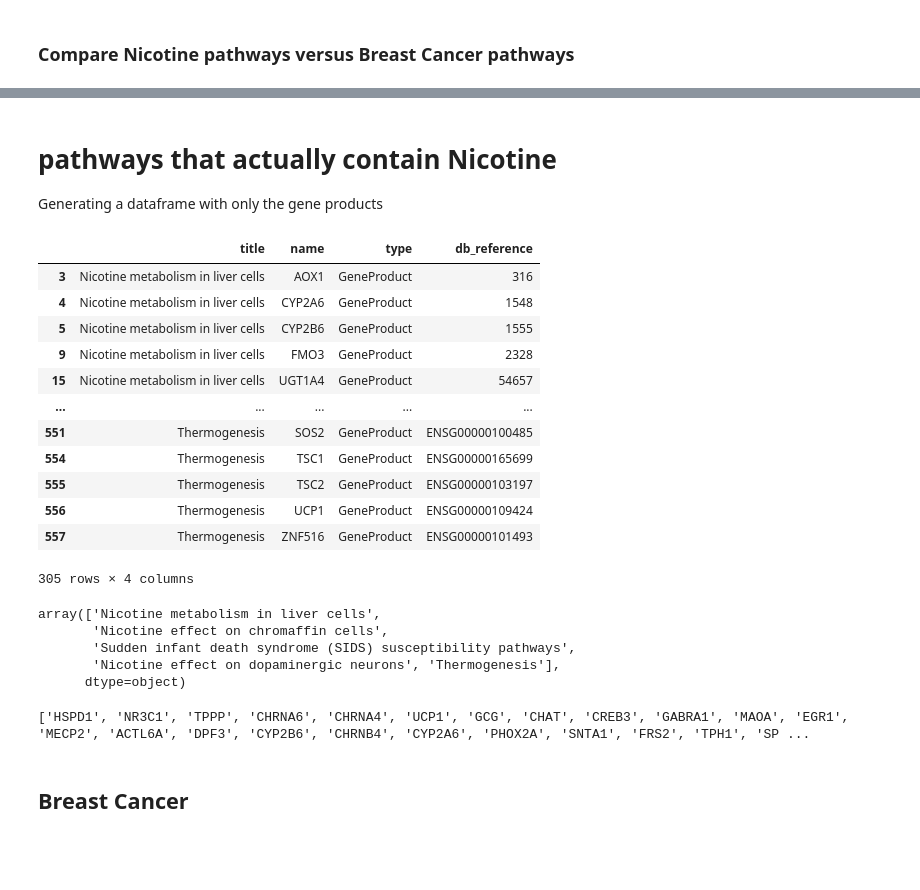
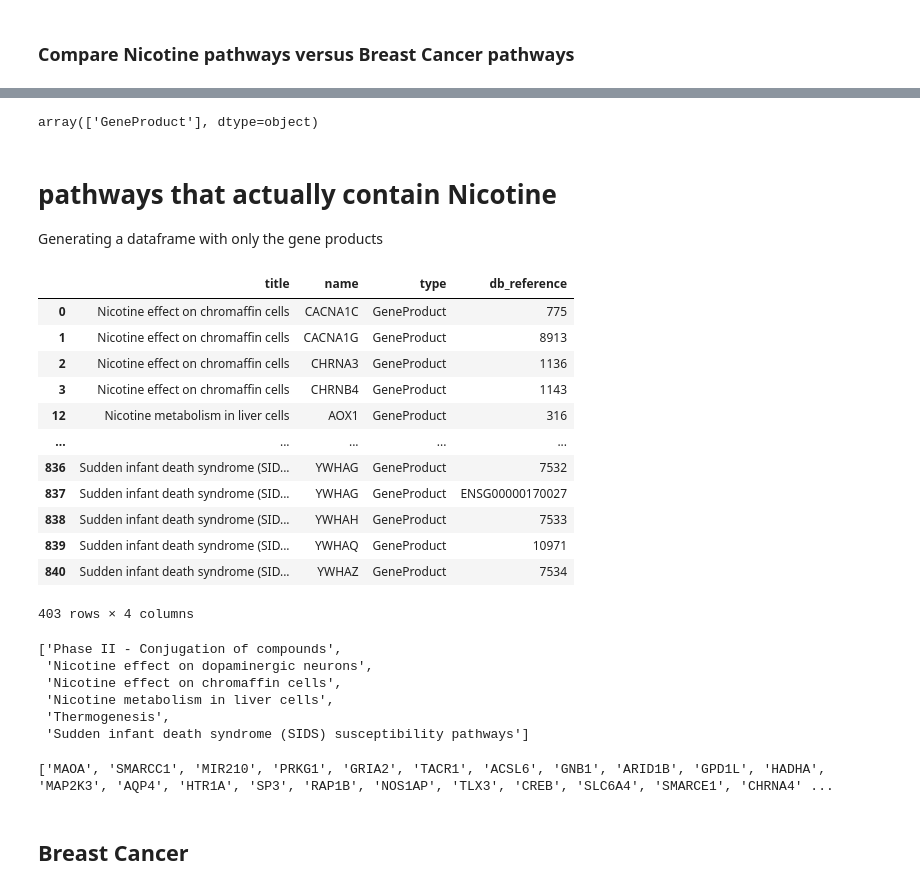
Before and after one commit to schristinelin/kr-research, a Jupyter notebook: kr_project_selenium.ipynb, the cells around one changed output, grey strips where cells are left out. Drawn from its saved outputs; the diff is of its cells as text; code cells hidden in the pictures; blank space fills up the shorter version.

```diff
--- a/kr_project_selenium.ipynb
+++ b/kr_project_selenium.ipynb
@@ -14,11 +14,10 @@ from selenium.webdriver.common.keys import Keys
 ### API retrieval function and selenium function
 # %%
 # function to access wikipathway swagger API
-def api_request(target):
-    #species = urllib.parse.quote(species) # encode when needed
+def api_request(target, species):
+    species = urllib.parse.quote(species) # encode when needed
     # api link
-    #r = requests.get(f'https://webservice.wikipathways.org/findPathwaysByText?query={target}&species={species}&format=json')
-    r = requests.get(f'https://webservice.wikipathways.org/findInteractions?query={target}&format=json')
+    r = requests.get(f'https://webservice.wikipathways.org/findPathwaysByText?query={target}&species={species}&format=json')
 
     # convert into dataframe
     data = json.loads(r.text)
@@ -102,8 +102,8 @@ wd = os.path.join(os.getcwd(), 'chromedriver')
 driver = webdriver.Chrome(wd)
 # %%
 # nicotine pathways for homo sapiens
-df = api_request('nicotine')
-df = df[df['species'] == 'Homo sapiens']
+df = api_request('nicotine', 'Homo sapiens')
+df# = df[df['species'] == 'Homo sapiens']
 
 # breast cancer pathways for homo sapiens
 # %% [output]
@@ -204,37 +195,42 @@ s
+# %%
+pd.unique(df_combined['type'])
+# %% [output]
+array(['GeneProduct'], dtype=object)
 # %% [markdown]
 # pathways that actually contain Nicotine
 Generating a dataframe with only the gene products
 # %%
-df_combined = df_combined[df_combined['type']=='GeneProduct'].drop_duplicates()
+df_combined = df_combined[(df_combined['type']=='GeneProduct')].drop_duplicates()
 df_combined
 # %% [output]
 |  | title | name | type | db_reference |
-| 3 | Nicotine metabolism in liver cells | AOX1 | GeneProduct | 316 |
-| 4 | Nicotine metabolism in liver cells | CYP2A6 | GeneProduct | 1548 |
-| 5 | Nicotine metabolism in liver cells | CYP2B6 | GeneProduct | 1555 |
-| 9 | Nicotine metabolism in liver cells | FMO3 | GeneProduct | 2328 |
-| 15 | Nicotine metabolism in liver cells | UGT1A4 | GeneProduct | 54657 |
+| 0 | Nicotine effect on chromaffin cells | CACNA1C | GeneProduct | 775 |
+| 1 | Nicotine effect on chromaffin cells | CACNA1G | GeneProduct | 8913 |
+| 2 | Nicotine effect on chromaffin cells | CHRNA3 | GeneProduct | 1136 |
+| 3 | Nicotine effect on chromaffin cells | CHRNB4 | GeneProduct | 1143 |
+| 12 | Nicotine metabolism in liver cells | AOX1 | GeneProduct | 316 |
 | ... | ... | ... | ... | ... |
-| 551 | Thermogenesis | SOS2 | GeneProduct | ENSG00000100485 |
-| 554 | Thermogenesis | TSC1 | GeneProduct | ENSG00000165699 |
-| 555 | Thermogenesis | TSC2 | GeneProduct | ENSG00000103197 |
-| 556 | Thermogenesis | UCP1 | GeneProduct | ENSG00000109424 |
-| 557 | Thermogenesis | ZNF516 | GeneProduct | ENSG00000101493 |
+| 836 | Sudden infant death syndrome (SID... | YWHAG | GeneProduct | 7532 |
+| 837 | Sudden infant death syndrome (SID... | YWHAG | GeneProduct | ENSG00000170027 |
+| 838 | Sudden infant death syndrome (SID... | YWHAH | GeneProduct | 7533 |
+| 839 | Sudden infant death syndrome (SID... | YWHAQ | GeneProduct | 10971 |
+| 840 | Sudden infant death syndrome (SID... | YWHAZ | GeneProduct | 7534 |
-305 rows × 4 columns
+403 rows × 4 columns
 # %%
 list(set(s['title']))
 # %% [output]
-array(['Nicotine metabolism in liver cells',
-       'Nicotine effect on chromaffin cells',
-       'Sudden infant death syndrome (SIDS) susceptibility pathways',
-       'Nicotine effect on dopaminergic neurons', 'Thermogenesis'],
-      dtype=object)
+['Phase II - Conjugation of compounds',
+ 'Nicotine effect on dopaminergic neurons',
+ 'Nicotine effect on chromaffin cells',
+ 'Nicotine metabolism in liver cells',
+ 'Thermogenesis',
+ 'Sudden infant death syndrome (SIDS) susceptibility pathways']
 # %%
-k = df_combined[df_combined['type']=='GeneProduct']
+k = df_combined[(df_combined['type']=='GeneProduct')]
 nicotine_gene = (list(set(k['name'])))
 print(nicotine_gene)
 # %% [output]
-['HSPD1', 'NR3C1', 'TPPP', 'CHRNA6', 'CHRNA4', 'UCP1', 'GCG', 'CHAT', 'CREB3', 'GABRA1', 'MAOA', 'EGR1', 'MECP2', 'ACTL6A', 'DPF3', 'CYP2B6', 'CHRNB4', 'CYP2A6', 'PHOX2A', 'SNTA1', 'FRS2', 'TPH1', 'SP ...
+['MAOA', 'SMARCC1', 'MIR210', 'PRKG1', 'GRIA2', 'TACR1', 'ACSL6', 'GNB1', 'ARID1B', 'GPD1L', 'HADHA', 'MAP2K3', 'AQP4', 'HTR1A', 'SP3', 'RAP1B', 'NOS1AP', 'TLX3', 'CREB', 'SLC6A4', 'SMARCE1', 'CHRNA4' ...
 # %% [markdown]
 ## Breast Cancer
 # %%
```
Also changed, not shown: parts of 12 cells of this notebook.
